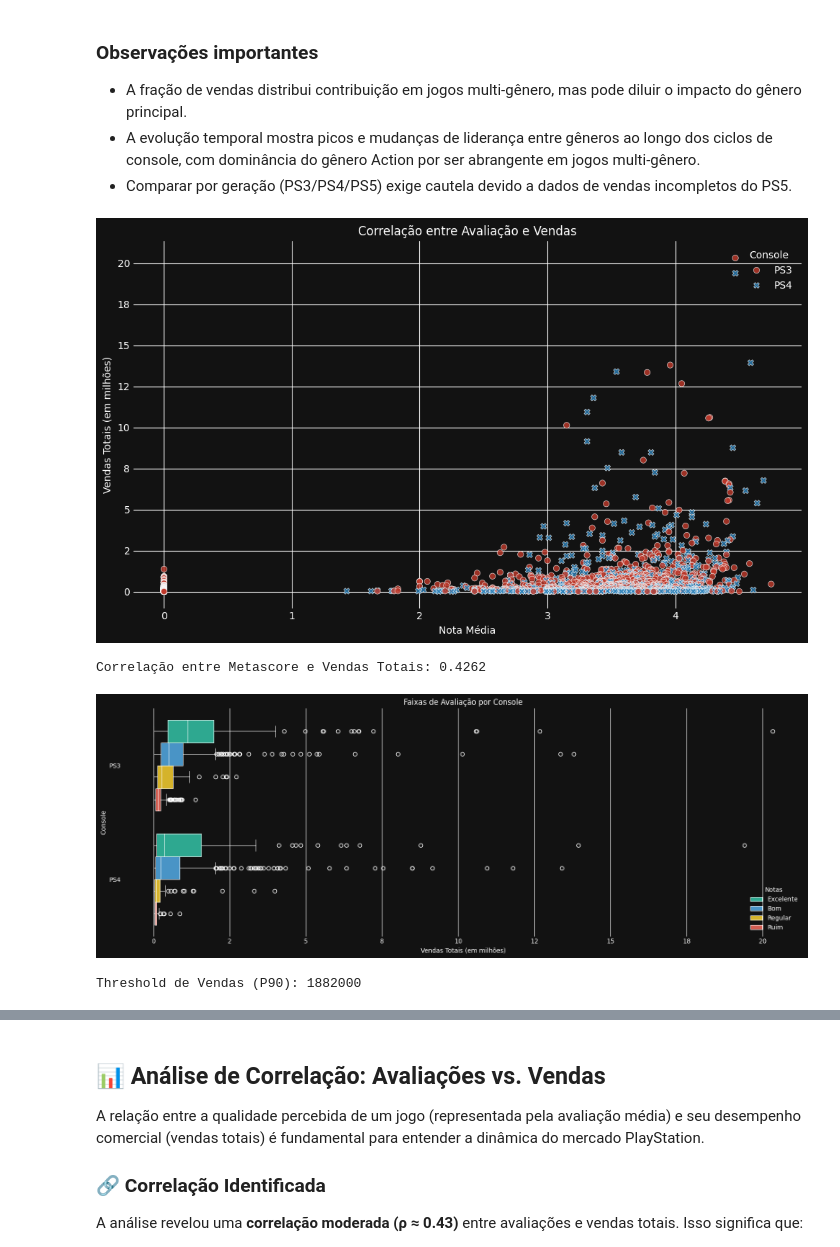
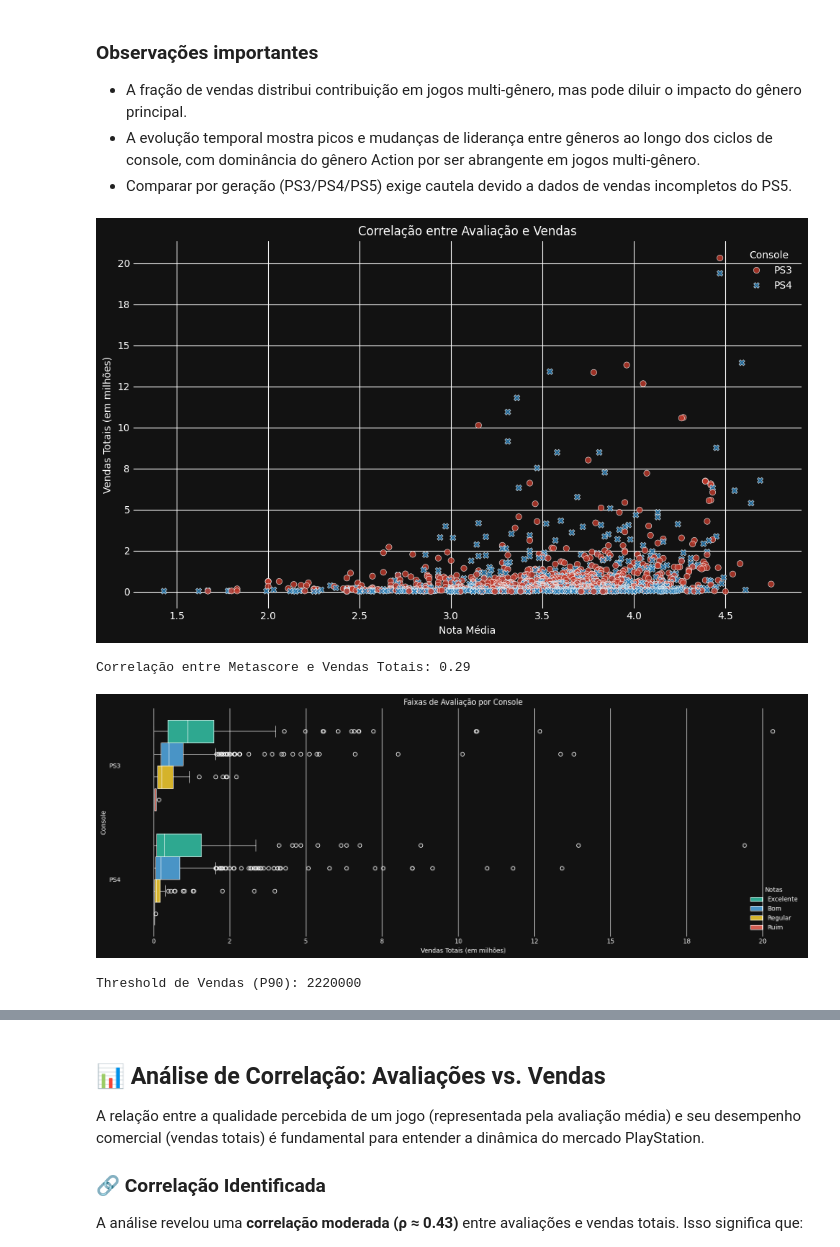
Before and after one commit to uAugustoVR/metadados-playstation, a Jupyter notebook: notebooks/analysis.ipynb, the cells around one changed output, grey strips where cells are left out. Cells and saved outputs as stored; diff of their text form; code cells hidden in the pictures.

```diff
--- a/notebooks/analysis.ipynb
+++ b/notebooks/analysis.ipynb
@@ -195,5 +198,11 @@ df_all.head()
 # %%
 # Criando coluna binária indicando se o jogo possui avaliação (rating) e número de avaliações (ratings_count)
+# Tratar ratings inválidos (0.0)
+df_all['rating'] = df_all['rating'].replace(0, np.nan)
+
+# Recriar Has Score após limpeza
+df_all['Has Score'] = df_all['rating'].notna().astype(int)
+
 df_all['Has Score'] = (df_all['rating'].notnull() & df_all['ratings_count'].notnull()).astype(int)
 df_all.head()
 # %% [output]
@@ -1097,48 +1094,47 @@ plt.tight_layout()
 plt.savefig(f'{cleaned_data_path}/scatterplot_metascore_sales.png', bbox_inches='tight')
 plt.show()
 # %% [output]
-[figure, old version]
+[figure, new version]
 # %%
 # Correlação
 correlation = df_corr[['Rating', 'Total Sales']].corr(method='spearman').loc['Rating', 'Total Sales']
-print(f'Correlação entre Metascore e Vendas Totais: {correlation:.4f}')
+print(f'Correlação entre Metascore e Vendas Totais: {correlation:.2f}')
 # %% [output]
-Correlação entre Metascore e Vendas Totais: 0.4262
+Correlação entre Metascore e Vendas Totais: 0.29
 # %%
 # Boxplots por faixa de notas
-df_corr.head()
 plt.figure(figsize=(16, 6))
 
 sns.boxplot(
     data=df_corr,
     x='Total Sales',
     y='Console',
     hue='Rating Category',
     palette=colors_category,
     linecolor="white",
     linewidth=.75
 )
 
 # Formata como milhões
 plt.gca().xaxis.set_major_formatter(
     mticker.FuncFormatter(lambda x, pos: f'{x/1e6:.0f}')
 )
 
 plt.title('Faixas de Avaliação por Console')
 plt.xlabel('Vendas Totais (em milhões)')
 plt.ylabel('Console')
 plt.legend(title='Notas', loc='lower right')
 plt.tight_layout()
 plt.savefig(f'{cleaned_data_path}/boxplot_ratings_by_sales.png', bbox_inches='tight')
 plt.show()
 # %% [output]
-[figure, old version]
+[figure, new version]
 # %%
 # Identificar thresholds
 threshold = df_corr['Total Sales'].quantile(.90)
 print(f"Threshold de Vendas (P90): {threshold:.0f}")
 # %% [output]
-Threshold de Vendas (P90): 1882000
+Threshold de Vendas (P90): 2220000
 # %%
 # Visualizando o threshold de vendas (percentil 90)
 plt.figure(figsize=(10, 6))
```
Also changed, not shown: parts of 33 cells of this notebook, 8 other files.
